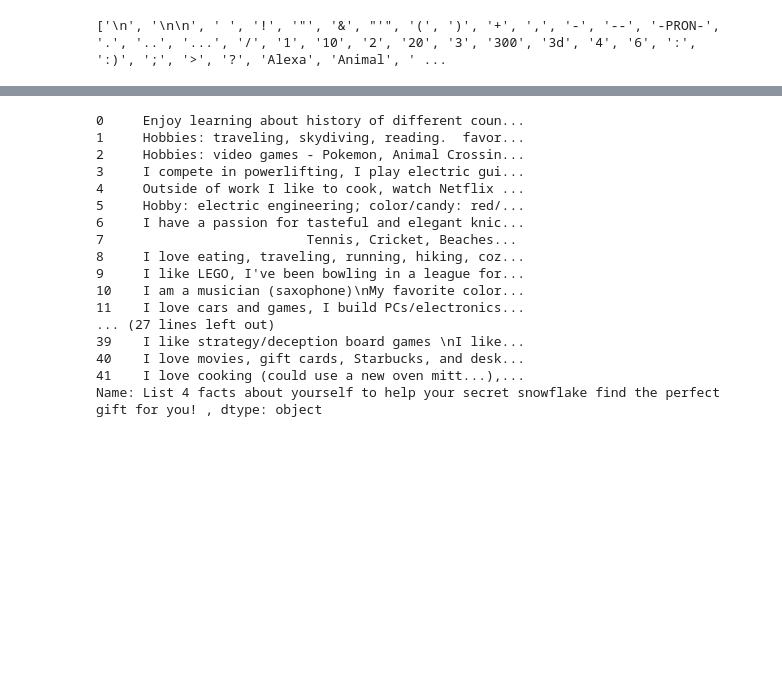
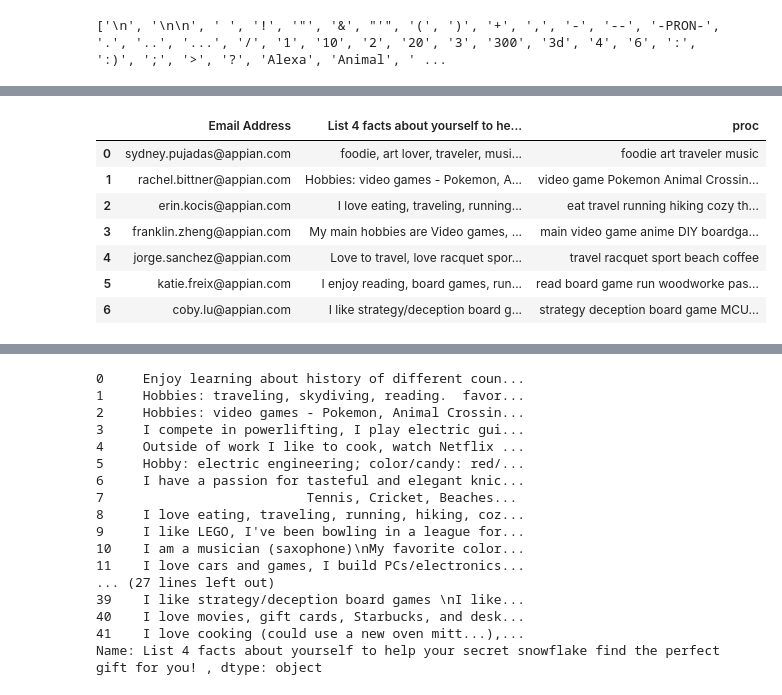
Before and after one commit to cobylu/secret-snowflake-matcher, a Jupyter notebook: Experimenting.ipynb, the cells around one changed output, grey strips where cells are left out. Saved outputs shown, nothing was run; the diff lists cells and outputs as text; code cells hidden in the pictures; blank space fills up the shorter version.

```diff
--- a/Experimenting.ipynb
+++ b/Experimenting.ipynb
@@ -154 +167,7 @@ stop_lemmas = set(['\n', '\n\n', ' ', '!', '"', '&', "'", '(', ')', '+', ',', '-
+# %%
+corpus = df_simp["List 4 facts about yourself to help your secret snowflake find the perfect gift for you! "]
+# %%
+spacy_corpus = corpus.apply(nlp)
+# %%
+df_preproc = df_simp
 # %%
@@ -178,0 +180,11 @@ for sentence in spacy_corpus:
+# %%
+df_preproc.head(7)
+# %% [output]
+|  | Email Address | List 4 facts about yourself to he... | proc |
+| 0 | sydney.pujadas@appian.com | foodie, art lover, traveler, musi... | foodie art traveler music |
+| 1 | rachel.bittner@appian.com | Hobbies: video games - Pokemon, A... | video game Pokemon Animal Crossin... |
+| 2 | erin.kocis@appian.com | I love eating, traveling, running... | eat travel running hiking cozy th... |
+| 3 | franklin.zheng@appian.com | My main hobbies are Video games, ... | main video game anime DIY boardga... |
+| 4 | jorge.sanchez@appian.com | Love to travel, love racquet spor... | travel racquet sport beach coffee |
+| 5 | katie.freix@appian.com | I enjoy reading, board games, run... | read board game run woodworke pas... |
+| 6 | coby.lu@appian.com | I like strategy/deception board g... | strategy deception board game MCU... |
```
Also changed, not shown: parts of 21 cells of this notebook, 1 other file.
